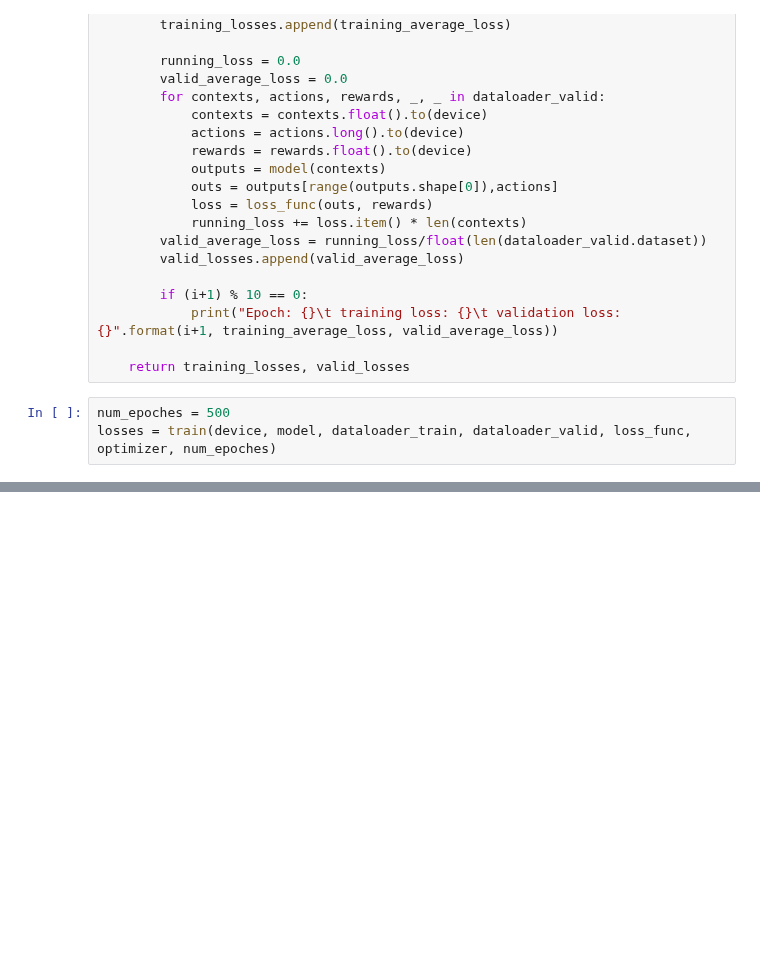
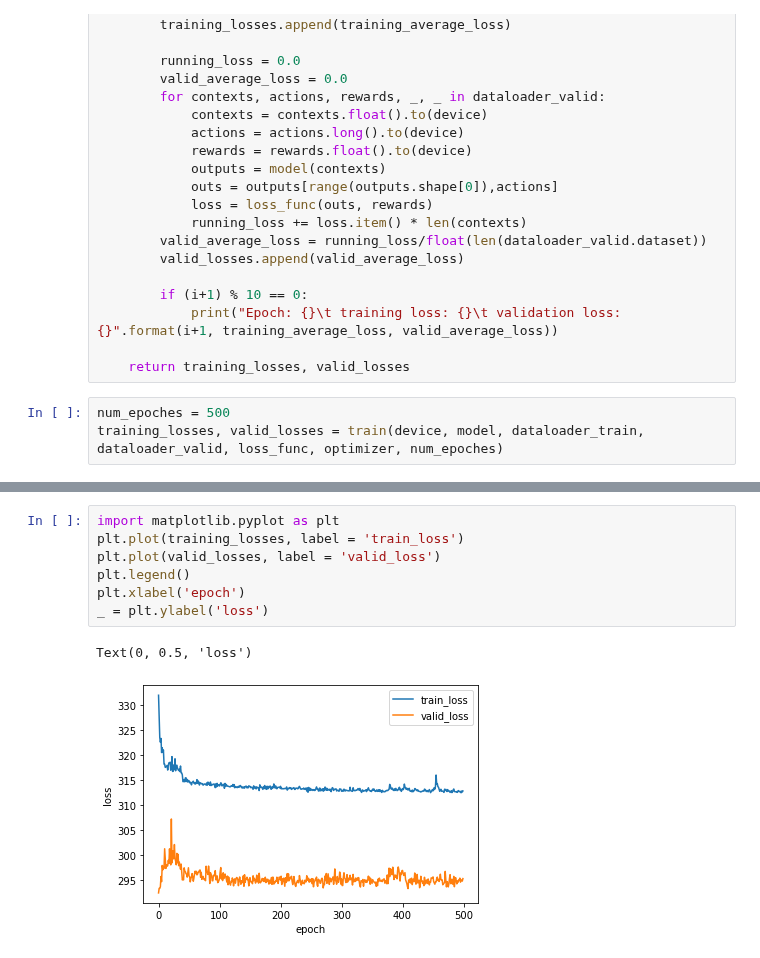
Before and after one commit to fellowship/deep-and-wide-bandit, a Jupyter notebook: Wide_and_Deep_Models/WD_model_tengfei/wd-toy-problem-wt-ucb.ipynb, the cells around one changed output, grey strips where cells are left out. Cells and saved outputs as stored; diff of their text form; blank space fills up the shorter version.

```diff
--- a/Wide_and_Deep_Models/WD_model_tengfei/wd-toy-problem-wt-ucb.ipynb
+++ b/Wide_and_Deep_Models/WD_model_tengfei/wd-toy-problem-wt-ucb.ipynb
@@ -218,5 +218,5 @@ def train(device, model, dataloader_train, dataloader_valid, loss_func, optimize
     return training_losses, valid_losses
 # %%
 num_epoches = 500
-losses = train(device, model, dataloader_train, dataloader_valid, loss_func, optimizer, num_epoches)
+training_losses, valid_losses = train(device, model, dataloader_train, dataloader_valid, loss_func, optimizer, num_epoches)
 # %% [output]
@@ -235,0 +240,10 @@ Epoch: 130       training loss: 328.5709607839584        validation loss: 324.38
+# %%
+import matplotlib.pyplot as plt
+plt.plot(training_losses, label = 'train_loss')
+plt.plot(valid_losses, label = 'valid_loss')
+plt.legend()
+plt.xlabel('epoch')
+_ = plt.ylabel('loss')
+# %% [output]
+Text(0, 0.5, 'loss')
+[figure, added]
```
Also changed, not shown: parts of 4 cells of this notebook.
